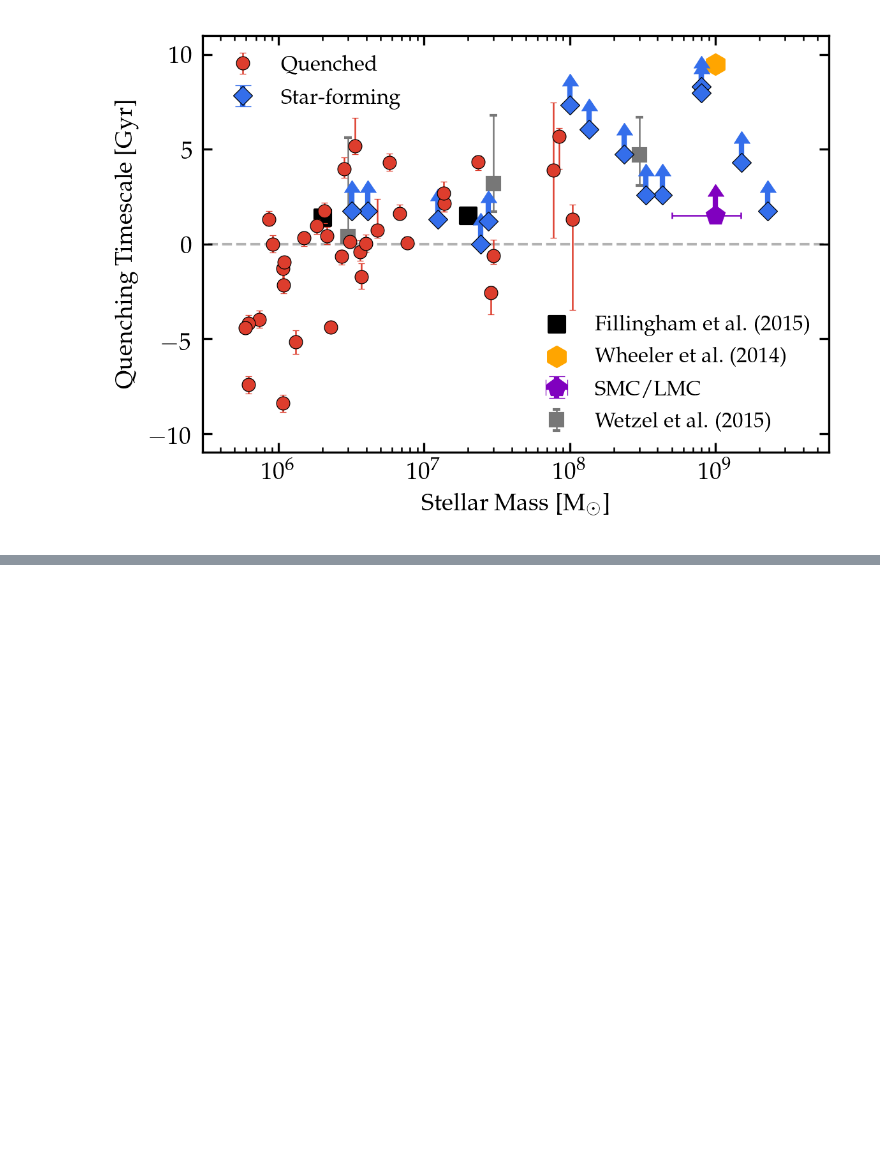
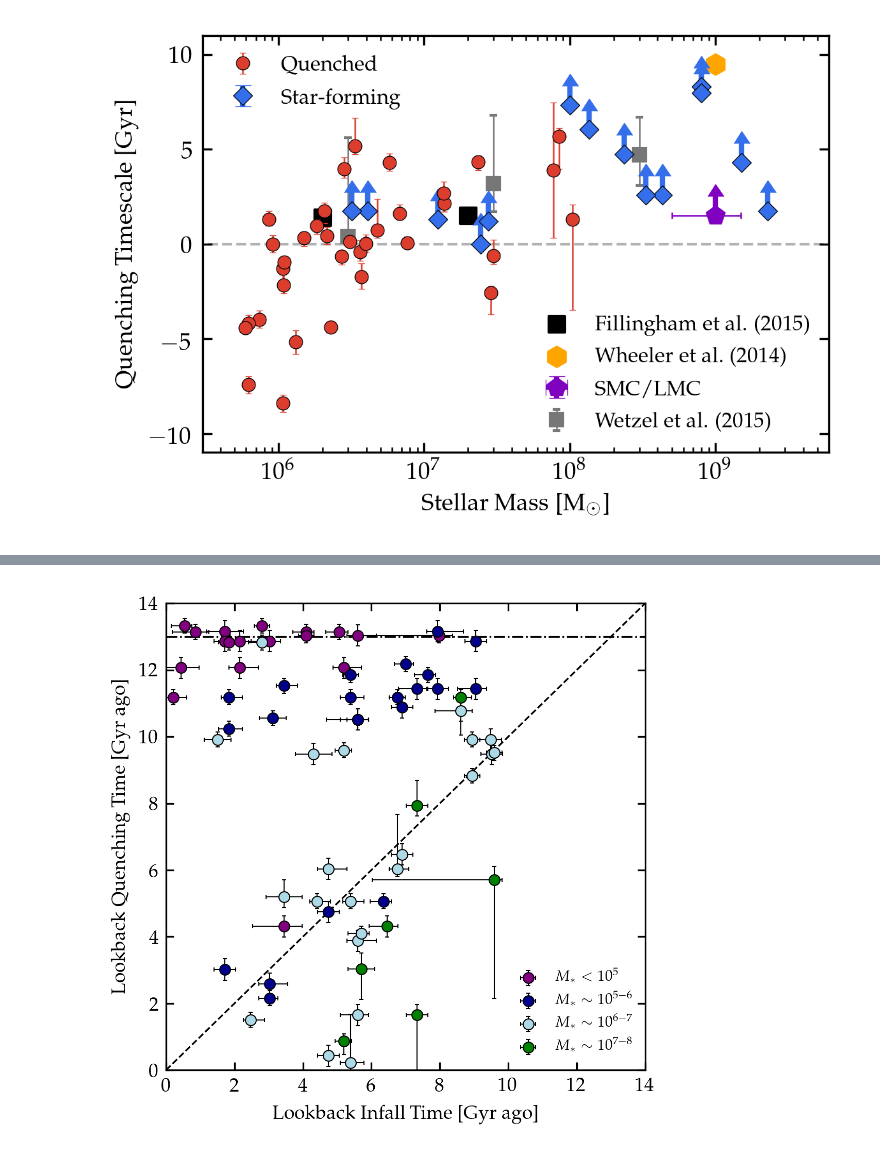
Before and after one commit to hollisakins/Justice_League_Code, a Jupyter notebook: Analysis/QuenchingTimescales/SFR_Quenching_Times.ipynb, the cells around one changed output, grey strips where cells are left out. Saved outputs shown, nothing was run; the diff lists cells and outputs as text; code cells hidden in the pictures; blank space fills up the shorter version.

```diff
--- a/Analysis/QuenchingTimescales/SFR_Quenching_Times.ipynb
+++ b/Analysis/QuenchingTimescales/SFR_Quenching_Times.ipynb
@@ -588,0 +591,93 @@ plt.show()
+# %%
+# initialize the figure
+fig, ax = plt.subplots(1,1,figsize=(4,4),dpi=300)
+
+def add_bin_to_plot(data, color, label):
+    tinfall = np.array(data.tinfall, dtype=float)
+    tinfall_lower = np.array(data.tinfall_lower,dtype=float)
+    tinfall_upper = np.array(data.tinfall_upper,dtype=float)
+
+    tquench = np.array(data.tquench, dtype=float)
+    tquench_lower = np.array(data.tquench_lower,dtype=float)
+    tquench_upper = np.array(data.tquench_upper,dtype=float)
+
+    ids = np.array(data.haloid, dtype=int)
+    sim = np.array(data.sim, dtype=str)
+    mstar = np.array(data.M_star, dtype=float)
+
+    # systematic uncertainty from the time-resolution of the snapshots
+    h148_tq_err = 0.31722272420473 # h148 has a different set of snapshots than the other sims, so its systematic err is a bit larger
+    tq_err = 0.22216906137112474 # for the other sims, syst uncertainty is 0.22 Gyr
+
+    syst_err = []
+    for s in sim:
+        if s=='h148':
+            syst_err.append(h148_tq_err)
+        else:
+            syst_err.append(tq_err)
+
+    syst_err = np.array(syst_err)
+
+    # add in the systematic error to the uncertainty from the upper and lowerlimits, in quadrature
+    tq_upper_err = np.sqrt(np.abs(tquench-tquench_upper)**2 + syst_err**2)
+    tq_lower_err = np.sqrt(np.abs(tquench-tquench_lower)**2 + syst_err**2)
+    ti_upper_err = np.sqrt(np.abs(tinfall-tinfall_upper)**2 + syst_err**2)
+    ti_lower_err = np.sqrt(np.abs(tinfall-tinfall_lower)**2 + syst_err**2)
+
+    # plot the errorbars by themselves
+    ax.errorbar(tinfall, tquench,
+                 xerr = np.array([ti_upper_err, ti_lower_err]), # error is intentionally flipped
+                 yerr = np.array([tq_upper_err, tq_lower_err]),
+                 fmt = 'o',
+                 mew=0.5,
+                 elinewidth=0.5,
+                 ecolor='k',
+                 capsize=1,
+                 capthick=0.5,
+                 mfc = color,
+                 mec = 'k',
+                 ms = 5,
+                 zorder = 10, label=label)
+
+data = read_timescales()
+data = data[(~np.isnan(np.array(data.tinfall,dtype=float)))&(np.array(data.quenched,dtype=bool))&(np.array(data.M_star,dtype=float)<1e5)]
+add_bin_to_plot(data, 'purple', r'$M_* < 10^5$')
+
+data = read_timescales()
+data = data[(~np.isnan(np.array(data.tinfall,dtype=float)))&(np.array(data.quenched,dtype=bool))&(np.array(data.M_star,dtype=float)<1e6)&(np.array(data.M_star,dtype=float)>1e5)]
+add_bin_to_plot(data, 'darkblue', r'$M_* \sim 10^{5-6}$')
+
+data = read_timescales()
+data = data[(~np.isnan(np.array(data.tinfall,dtype=float)))&(np.array(data.quenched,dtype=bool))&(np.array(data.M_star,dtype=float)<1e7)&(np.array(data.M_star,dtype=float)>1e6)]
+add_bin_to_plot(data, 'lightblue', r'$M_* \sim 10^{6-7}$')
+
+data = read_timescales()
+data = data[(~np.isnan(np.array(data.tinfall,dtype=float)))&(np.array(data.quenched,dtype=bool))&(np.array(data.M_star,dtype=float)<1e8)&(np.array(data.M_star,dtype=float)>1e7)]
+add_bin_to_plot(data, 'green', r'$M_* \sim 10^{7-8}$')
+
+
+ax.set_xlabel('Lookback Infall Time [Gyr ago]')
+ax.set_ylabel('Lookback Quenching Time [Gyr ago]')
+ax.set_xlim(0,14)
+ax.set_ylim(0,14)
+ax.set_xticks([0,2,4,6,8,10,12,14])
+ax.set_yticks([0,2,4,6,8,10,12,14])
+
+ax.tick_params(direction='in',which='both')
+ax.yaxis.set_ticks_position('both')
+ax.xaxis.set_ticks_position('both')
+
+# plot diagonal line to separate quenching before and after infall
+ax.plot([0,20],[0,20], '--', linewidth=0.8, color='k', zorder=0)
+
+# plot reionization line
+reiontime = 13 # in our cosmic UV model reionization occurs at z ~ 6.7 or 13 Gyr ago
+ax.plot([0,20],[reiontime,reiontime], '-.', linewidth=0.8, color='k', zorder=1)
+ax.legend(frameon=False,fontsize=7)
+
+plt.savefig('Elaad_tquench_tinfall.png',dpi=300)
+plt.show()
+age = 13.800797497330507
+print(age-np.median(tquench))
+# %% [output]
+[figure, added]
```
Also changed, not shown: parts of 2 cells of this notebook, 3 other files.
